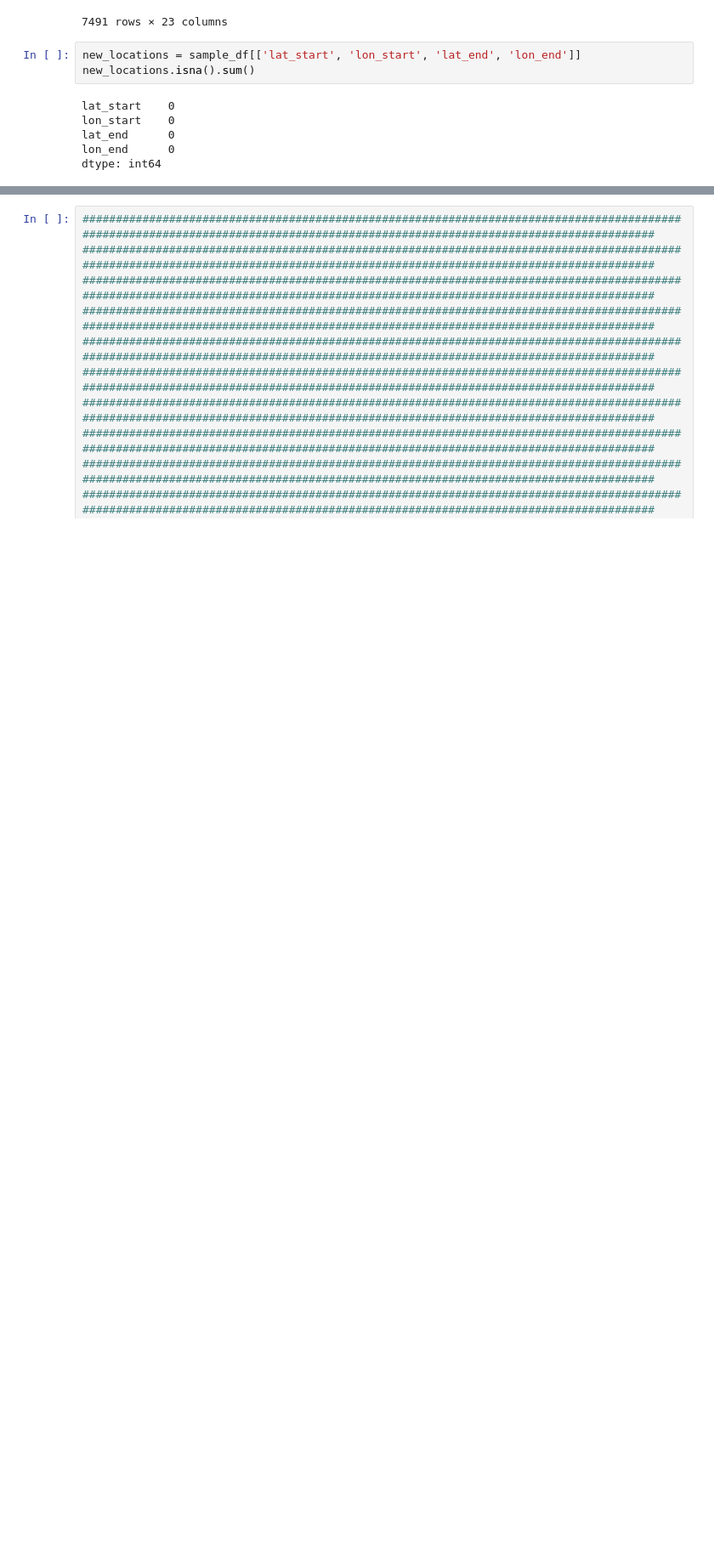
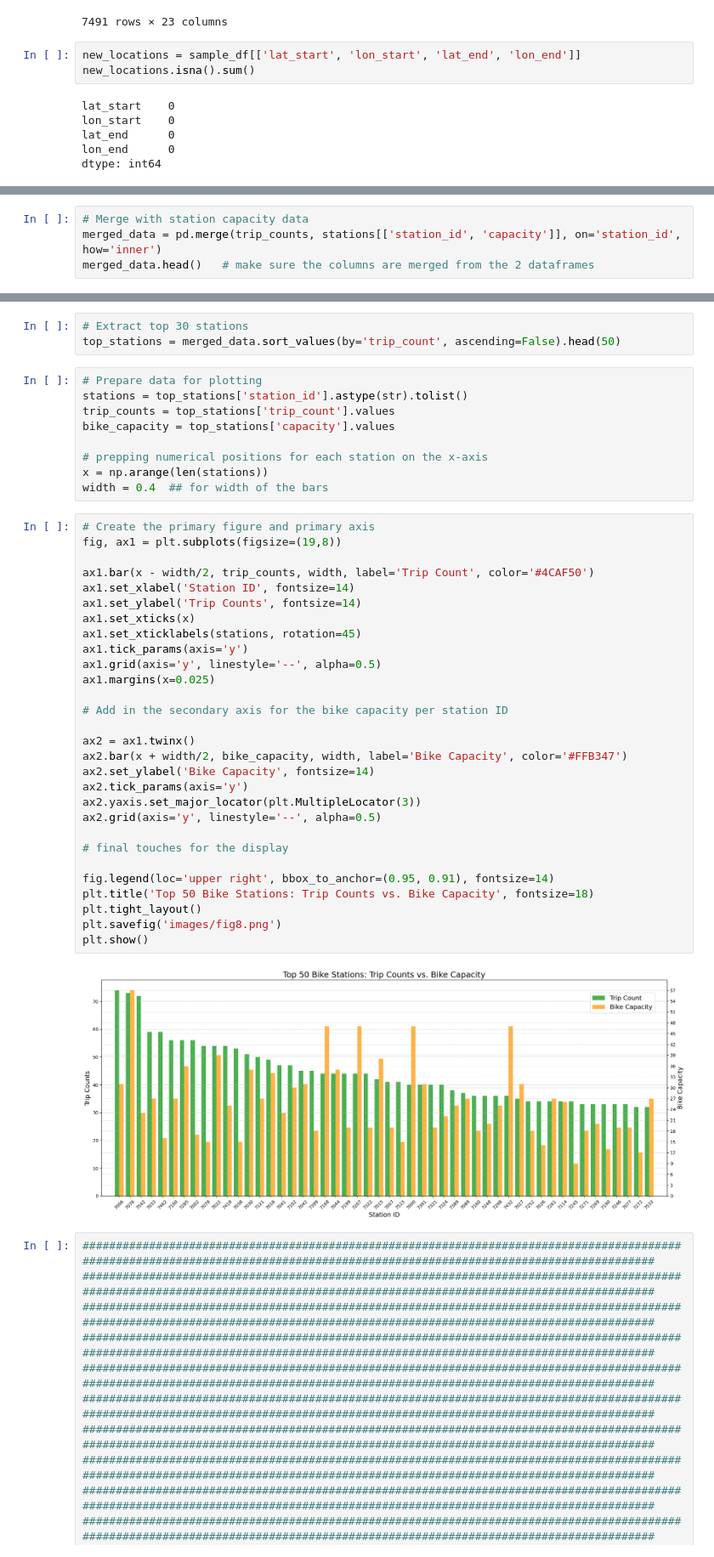
Before and after one commit to ConstCorrectness/toronto-bikeshare-2024, a Jupyter notebook: main.ipynb, the cells around one changed output, grey strips where cells are left out. Shown at 85% size. Saved outputs shown, nothing was run; the diff lists cells and outputs as text; blank space fills up the shorter version.

```diff
--- a/main.ipynb
+++ b/main.ipynb
@@ -838,0 +834,4 @@ plt.savefig('images/fig8.png')
+# %%
+# Merge with station capacity data
+merged_data = pd.merge(trip_counts, stations[['station_id', 'capacity']], on='station_id', how='inner')
+merged_data.head()   # make sure the columns are merged from the 2 dataframes
@@ -839,3 +845,46 @@ plt.savefig('images/fig8.png')
+# %%
+# Extract top 30 stations
+top_stations = merged_data.sort_values(by='trip_count', ascending=False).head(50)
+# %%
+# Prepare data for plotting
+stations = top_stations['station_id'].astype(str).tolist()
+trip_counts = top_stations['trip_count'].values
+bike_capacity = top_stations['capacity'].values
+
+# prepping numerical positions for each station on the x-axis
+x = np.arange(len(stations))
+width = 0.4  ## for width of the bars
+# %%
+# Create the primary figure and primary axis
+fig, ax1 = plt.subplots(figsize=(19,8))
+
+ax1.bar(x - width/2, trip_counts, width, label='Trip Count', color='#4CAF50')
+ax1.set_xlabel('Station ID', fontsize=14)
+ax1.set_ylabel('Trip Counts', fontsize=14)
+ax1.set_xticks(x)
+ax1.set_xticklabels(stations, rotation=45)
+ax1.tick_params(axis='y')
+ax1.grid(axis='y', linestyle='--', alpha=0.5)
+ax1.margins(x=0.025)
+
+# Add in the secondary axis for the bike capacity per station ID
+
+ax2 = ax1.twinx()
+ax2.bar(x + width/2, bike_capacity, width, label='Bike Capacity', color='#FFB347')
+ax2.set_ylabel('Bike Capacity', fontsize=14)
+ax2.tick_params(axis='y')
+ax2.yaxis.set_major_locator(plt.MultipleLocator(3))
+ax2.grid(axis='y', linestyle='--', alpha=0.5)
+
+# final touches for the display
+
+fig.legend(loc='upper right', bbox_to_anchor=(0.95, 0.91), fontsize=14)
+plt.title('Top 50 Bike Stations: Trip Counts vs. Bike Capacity', fontsize=18)
+plt.tight_layout()
+plt.savefig('images/fig8.png')
+plt.show()
+# %% [output]
+[figure, added]
 # %%
 ################################################################################################################################################################################
 ################################################################################################################################################################################
```
Also changed, not shown: parts of 12 cells of this notebook, 9 other files.
